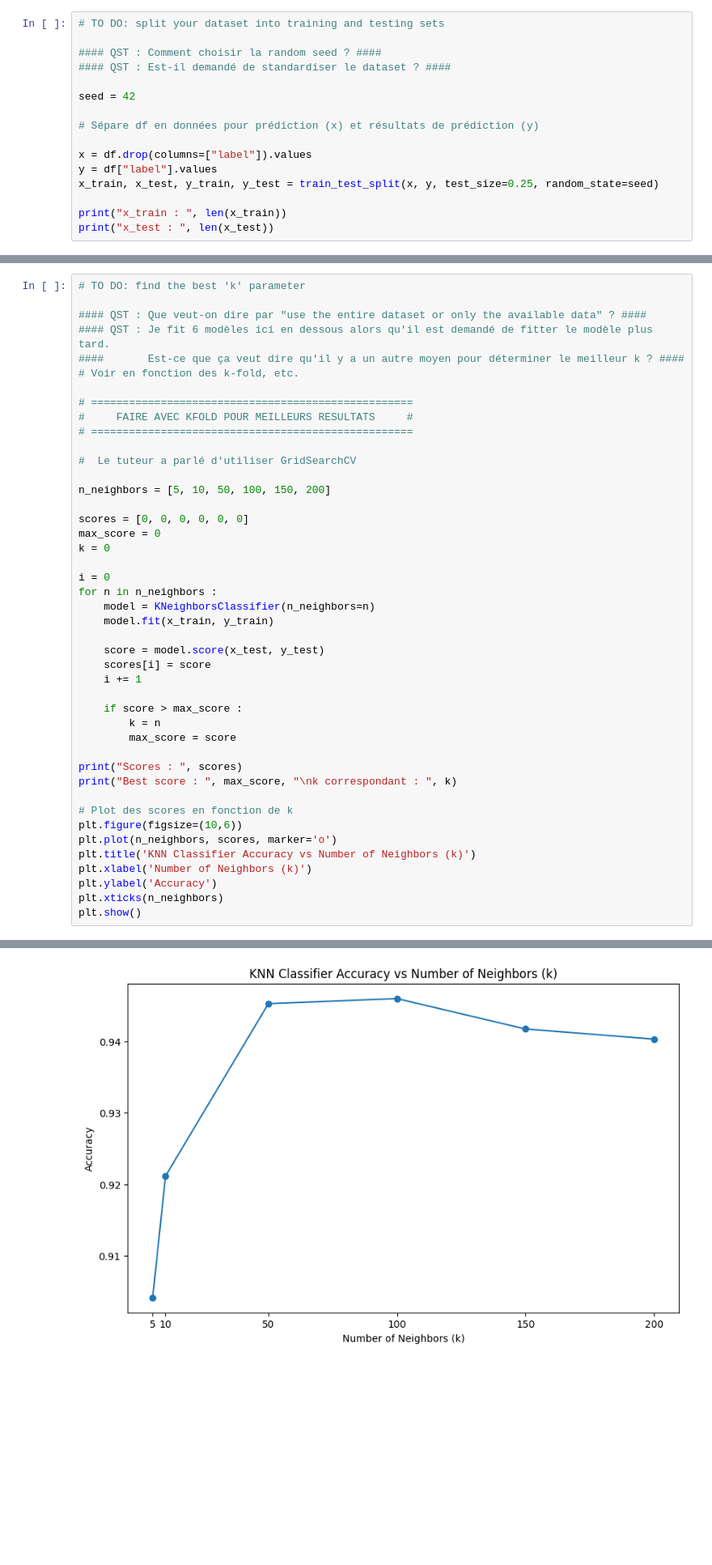
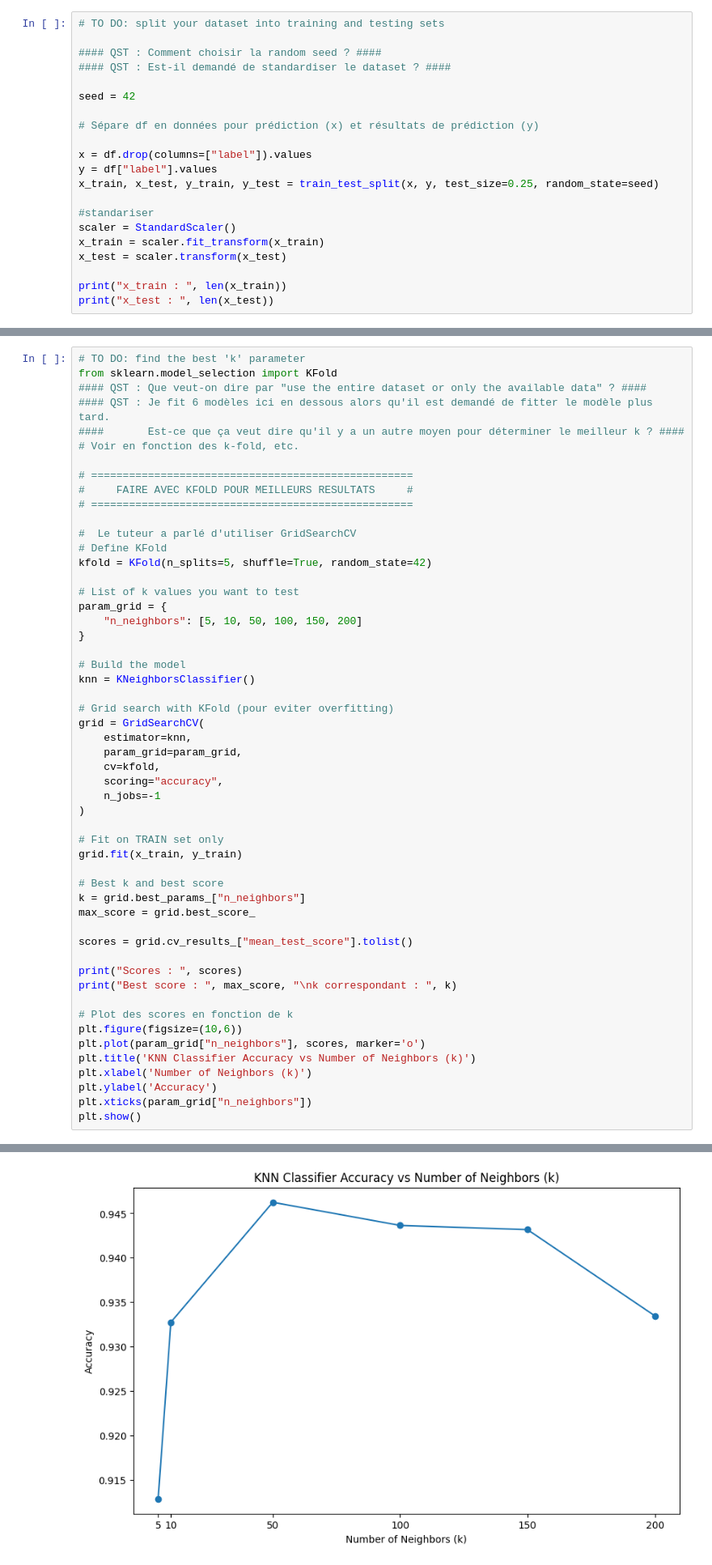
Before and after one commit to Johnny-prog270/Hackaton, a Jupyter notebook: hackathon_etudiant.ipynb, the cells around one changed output, grey strips where cells are left out. Shown at 81% size. Drawn from its saved outputs; the diff is of its cells as text; blank space fills up the shorter version.

```diff
--- a/hackathon_etudiant.ipynb
+++ b/hackathon_etudiant.ipynb
@@ -233,6 +233,11 @@ x = df.drop(columns=["label"]).values
 y = df["label"].values
 x_train, x_test, y_train, y_test = train_test_split(x, y, test_size=0.25, random_state=seed)
 
+#standariser
+scaler = StandardScaler()
+x_train = scaler.fit_transform(x_train)
+x_test = scaler.transform(x_test)
+
 print("x_train : ", len(x_train))
 print("x_test : ", len(x_test))
 # %% [output]
@@ -257,7 +262,7 @@ Explain and justify. (Expected answer length: &le; 9 lines).
 </div>
 # %%
 # TO DO: find the best 'k' parameter
-
+from sklearn.model_selection import KFold
 #### QST : Que veut-on dire par "use the entire dataset or only the available data" ? ####
 #### QST : Je fit 6 modèles ici en dessous alors qu'il est demandé de fitter le modèle plus tard.
 ####       Est-ce que ça veut dire qu'il y a un autre moyen pour déterminer le meilleur k ? ####
@@ -268,35 +273,44 @@ Explain and justify. (Expected answer length: &le; 9 lines).
 # ===================================================
 
 #  Le tuteur a parlé d'utiliser GridSearchCV
+# Define KFold
+kfold = KFold(n_splits=5, shuffle=True, random_state=42)
 
-n_neighbors = [5, 10, 50, 100, 150, 200]
+# List of k values you want to test
+param_grid = {
+    "n_neighbors": [5, 10, 50, 100, 150, 200]
+}
 
-scores = [0, 0, 0, 0, 0, 0]
-max_score = 0
-k = 0
+# Build the model
+knn = KNeighborsClassifier()
 
-i = 0
-for n in n_neighbors :
-    model = KNeighborsClassifier(n_neighbors=n)
-    model.fit(x_train, y_train)
+# Grid search with KFold (pour eviter overfitting)
+grid = GridSearchCV(
+    estimator=knn,
+    param_grid=param_grid,
+    cv=kfold,
+    scoring="accuracy",
+    n_jobs=-1
+)
 
-    score = model.score(x_test, y_test)
-    scores[i] = score
-    i += 1
+# Fit on TRAIN set only
+grid.fit(x_train, y_train)
 
-    if score > max_score :
-        k = n
-        max_score = score
+# Best k and best score
+k = grid.best_params_["n_neighbors"]
+max_score = grid.best_score_
+
+scores = grid.cv_results_["mean_test_score"].tolist()
 
 print("Scores : ", scores)
 print("Best score : ", max_score, "\nk correspondant : ", k)
 
 # Plot des scores en fonction de k
 plt.figure(figsize=(10,6))
-plt.plot(n_neighbors, scores, marker='o')
+plt.plot(param_grid["n_neighbors"], scores, marker='o')
 plt.title('KNN Classifier Accuracy vs Number of Neighbors (k)')
 plt.xlabel('Number of Neighbors (k)')
 plt.ylabel('Accuracy')
-plt.xticks(n_neighbors)
+plt.xticks(param_grid["n_neighbors"])
 plt.show()
 # %% [output]
@@ -306,4 +320,4 @@ k correspondant :  100
-[figure, old version]
+[figure, new version]
 # %% [markdown]
 Given the best `k`, **train a k-NN classifier** on your dataset. As seen in the course, use the `euclidean` distance between your points.
 # %%
```
Also changed, not shown: parts of 9 cells of this notebook.
